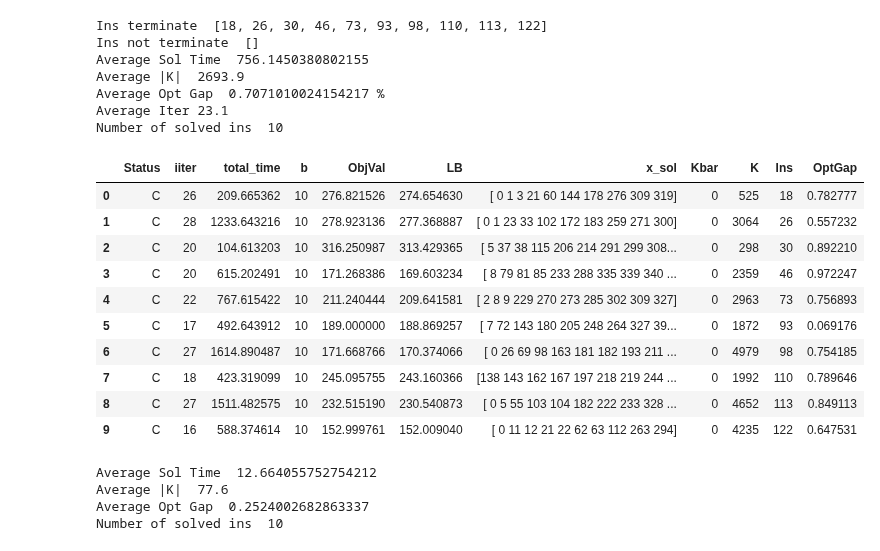
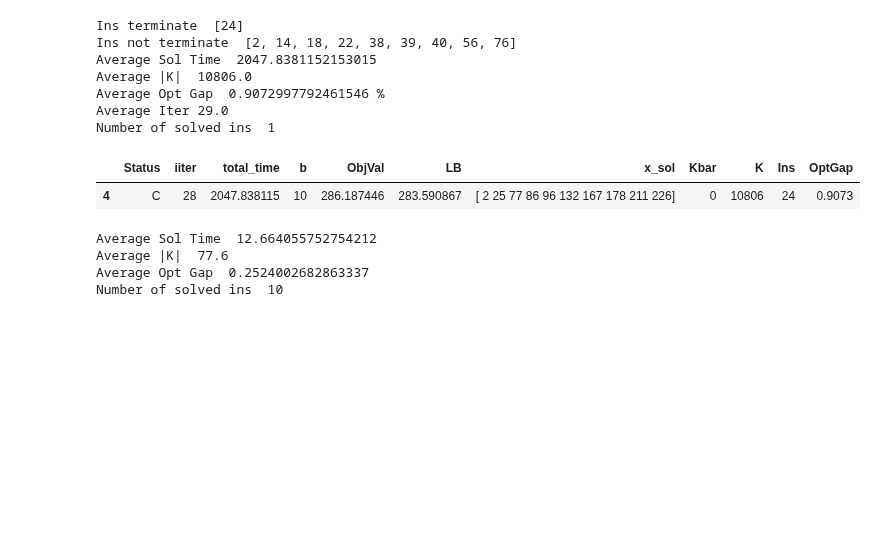
Before and after one commit to diHnguyen/SSPI, a Jupyter notebook: PythonConversion/Dec2024_Output/ProcessOutput.ipynb, the cells around one changed output. Saved outputs shown, nothing was run; the diff lists cells and outputs as text; code cells hidden in the pictures; blank space fills up the shorter version.

```diff
--- a/PythonConversion/Dec2024_Output/ProcessOutput.ipynb
+++ b/PythonConversion/Dec2024_Output/ProcessOutput.ipynb
@@ -5,7 +5,7 @@ import os
 import numpy as np
 
 os.chdir("/Users/dinguyen/Desktop/Local Documents/GitHub/Paper5/PythonConversion/")
-N =50
+N = 40
 
 # <5min
 # N30: 1 2 5 6 7 8 9 10 11 12
@@ -22,7 +22,7 @@ N =50
 # N40: 4 8 16 20 27 28 33 36 37 48
 # ins = [4, 8, 16, 20, 27, 28, 33, 36, 37, 48]
 # N50: 18 26 30 46 73 93 98 110 113 122
-ins = [18, 26, 30, 46, 73, 93, 98, 110, 113, 122]
+# ins = [18, 26, 30, 46, 73, 93, 98, 110, 113, 122]
 
 # For >60 minutes:
 # N30: 3 35 36 37 52 63 64 150 282 319
@@ -30,7 +30,7 @@ ins = [18, 26, 30, 46, 73, 93, 98, 110, 113, 122]
 # N40: 2 14 18 22 24 38 39 40 56 76
 # ins = [2, 14, 18, 22, 24, 38, 39, 40, 56, 76]
 # N50: 1 3 4 5 8 9 11 12 19 20
-# ins = [1, 3, 4, 5, 8, 9, 11, 12, 19, 20]
+ins = [1, 3, 4, 5, 8, 9, 11, 12, 19, 20]
 
 def processMain(N, ins):
     fileNames = []
@@ -71,50 +71,41 @@ def processMain(N, ins):
     print("Ins terminate ", ins_terminate)
     ins_not_terminate = list(df_filtered[~df_filtered['Ins'].isin(ins_terminate)]['Ins'])#np.array(df_filtered[(df_filtered['iiter']<df_filtered['max'])&(df_filtered['iiter']!=-1)]['Ins'])
     print("Ins not terminate ", ins_not_terminate)
     df_filtered = df_filtered[df_filtered.Status == "C"]
     # df_filtered = df_filtered[~df_filtered['Ins'].isin(ins_not_terminate)]
     # df_filtered = df_filtered.groupby('Ins').apply(
     #     lambda group: group[group['total_time'] == group['total_time'].max()])
     # df_filtered = df_filtered.reset_index(drop=True)
     df_filtered["OptGap"] = (df_filtered.ObjVal-df_filtered.LB)/df_filtered.ObjVal*100
     print("Average Sol Time ", df_filtered['total_time'].mean())
     print("Average |K| ", df_filtered['K'].mean())
     print("Average Opt Gap ", df_filtered["OptGap"].mean(),"%")
     print("Average Iter", df_filtered["iiter"].mean()+1)
     print("Number of solved ins ", len(df_filtered))
 
 
 
     # print(output)
     # for i in range(5):
     #     output = pd.read_csv(EXP+"_N"+str(N)+"_"+str(i+1)+".txt", sep=";", header=None)
 
     return df_filtered
 
 df_default = processMain(N,ins)
 df_default
 # df_default[(df_default.total_time >= 300) &(df_default.total_time <= 3600)]
 # df_default[(df_default.total_time < 300)]
 # print(list(df_default[(df_default.total_time >= 300) &(df_default.total_time <= 3600)]['Ins']))
 # %% [output]
-Ins terminate  [18, 26, 30, 46, 73, 93, 98, 110, 113, 122]
-Ins not terminate  []
-Average Sol Time  756.1450380802155
-Average |K|  2693.9
-Average Opt Gap  0.7071010024154217 %
-Average Iter 23.1
-Number of solved ins  10
+Ins terminate  [24]
+Ins not terminate  [2, 14, 18, 22, 38, 39, 40, 56, 76]
+Average Sol Time  2047.8381152153015
+Average |K|  10806.0
+Average Opt Gap  0.9072997792461546 %
+Average Iter 29.0
+Number of solved ins  1
 |  | Status | iiter | total_time | b | ObjVal | LB | x_sol | Kbar | K | Ins | OptGap |
-| 0 | C | 26 | 209.665362 | 10 | 276.821526 | 274.654630 | [ 0 1 3 21 60 144 178 276 309 319] | 0 | 525 | 18 | 0.782777 |
-| 1 | C | 28 | 1233.643216 | 10 | 278.923136 | 277.368887 | [ 0 1 23 33 102 172 183 259 271 300] | 0 | 3064 | 26 | 0.557232 |
-| 2 | C | 20 | 104.613203 | 10 | 316.250987 | 313.429365 | [ 5 37 38 115 206 214 291 299 308... | 0 | 298 | 30 | 0.892210 |
-| 3 | C | 20 | 615.202491 | 10 | 171.268386 | 169.603234 | [ 8 79 81 85 233 288 335 339 340 ... | 0 | 2359 | 46 | 0.972247 |
-| 4 | C | 22 | 767.615422 | 10 | 211.240444 | 209.641581 | [ 2 8 9 229 270 273 285 302 309 327] | 0 | 2963 | 73 | 0.756893 |
-| 5 | C | 17 | 492.643912 | 10 | 189.000000 | 188.869257 | [ 7 72 143 180 205 248 264 327 39... | 0 | 1872 | 93 | 0.069176 |
-| 6 | C | 27 | 1614.890487 | 10 | 171.668766 | 170.374066 | [ 0 26 69 98 163 181 182 193 211 ... | 0 | 4979 | 98 | 0.754185 |
-| 7 | C | 18 | 423.319099 | 10 | 245.095755 | 243.160366 | [138 143 162 167 197 218 219 244 ... | 0 | 1992 | 110 | 0.789646 |
-| 8 | C | 27 | 1511.482575 | 10 | 232.515190 | 230.540873 | [ 0 5 55 103 104 182 222 233 328 ... | 0 | 4652 | 113 | 0.849113 |
-| 9 | C | 16 | 588.374614 | 10 | 152.999761 | 152.009040 | [ 0 11 12 21 22 62 63 112 263 294] | 0 | 4235 | 122 | 0.647531 |
+| 4 | C | 28 | 2047.838115 | 10 | 286.187446 | 283.590867 | [ 2 25 77 86 96 132 167 178 211 226] | 0 | 10806 | 24 | 0.9073 |
 # %%
 import pandas as pd
 import os
```
